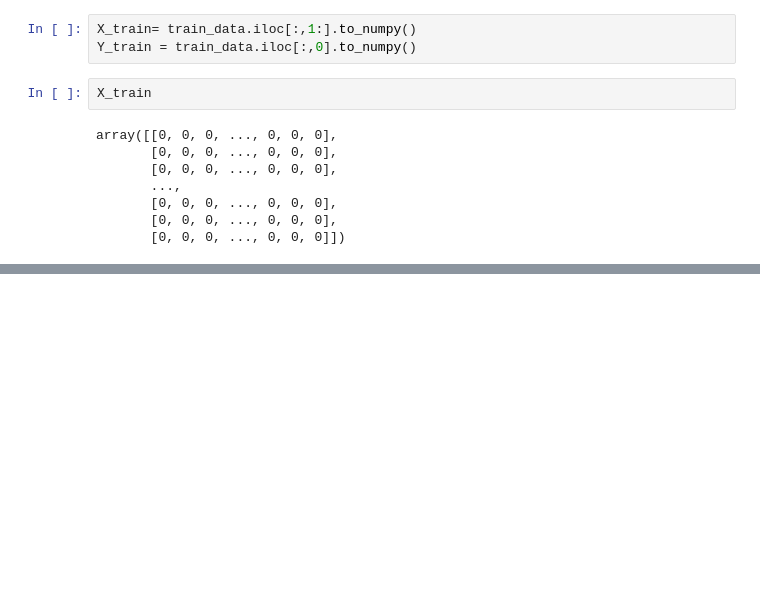
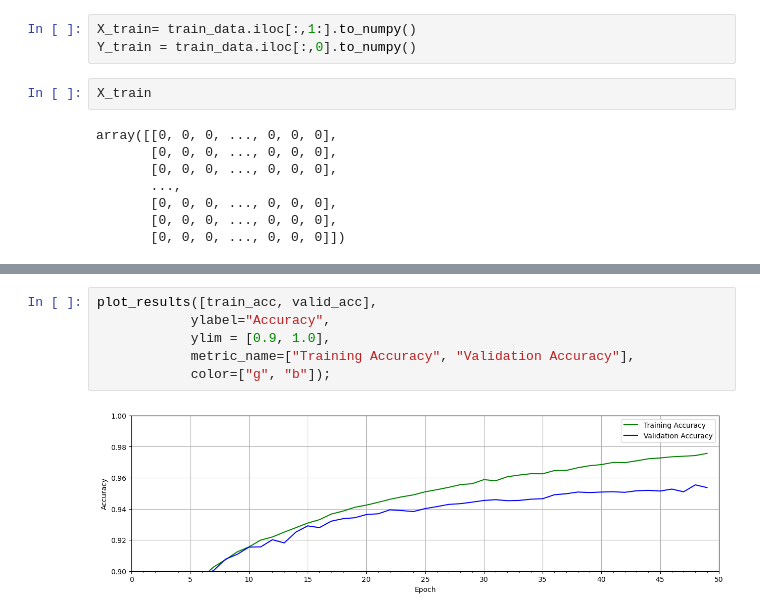
Before and after one commit to YazAbbasMosleh/Digit-Detection, a Jupyter notebook: hw3.ipynb, the cells around one changed output, grey strips where cells are left out. Cells and saved outputs as stored; diff of their text form; blank space fills up the shorter version.

```diff
--- a/hw3.ipynb
+++ b/hw3.ipynb
@@ -46,0 +260,8 @@ array([2, 1, 0, ..., 4, 5, 6])
+# %%
+plot_results([train_acc, valid_acc],
+            ylabel="Accuracy",
+            ylim = [0.9, 1.0],
+            metric_name=["Training Accuracy", "Validation Accuracy"],
+            color=["g", "b"]);
+# %% [output]
+[figure, added]
```
Also changed, not shown: parts of 28 cells of this notebook, 1 other file.
